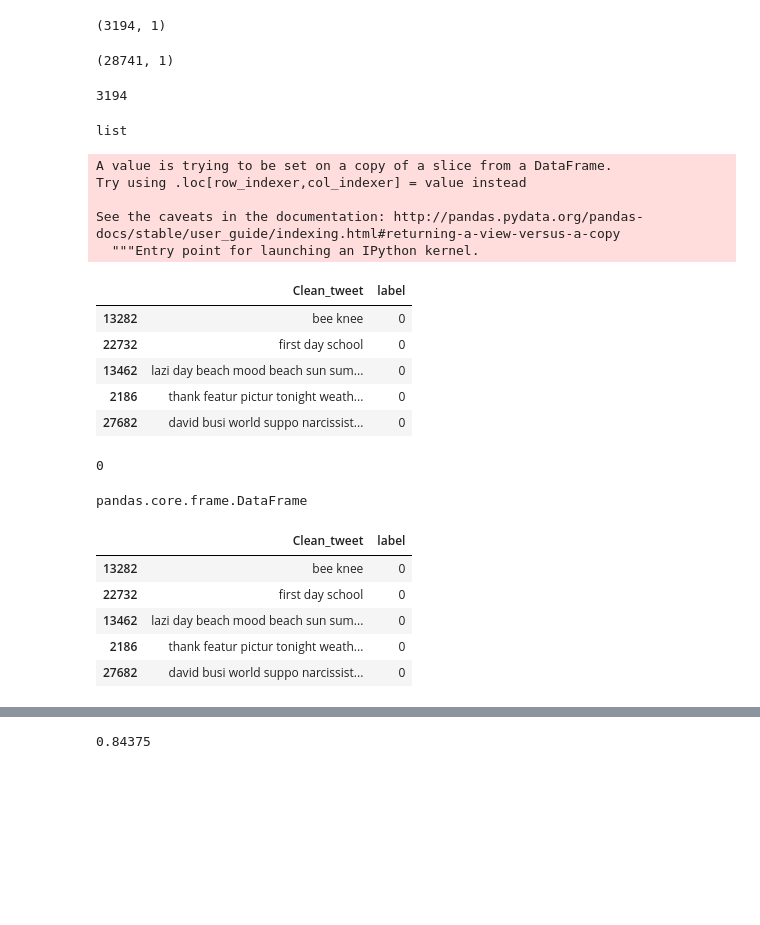
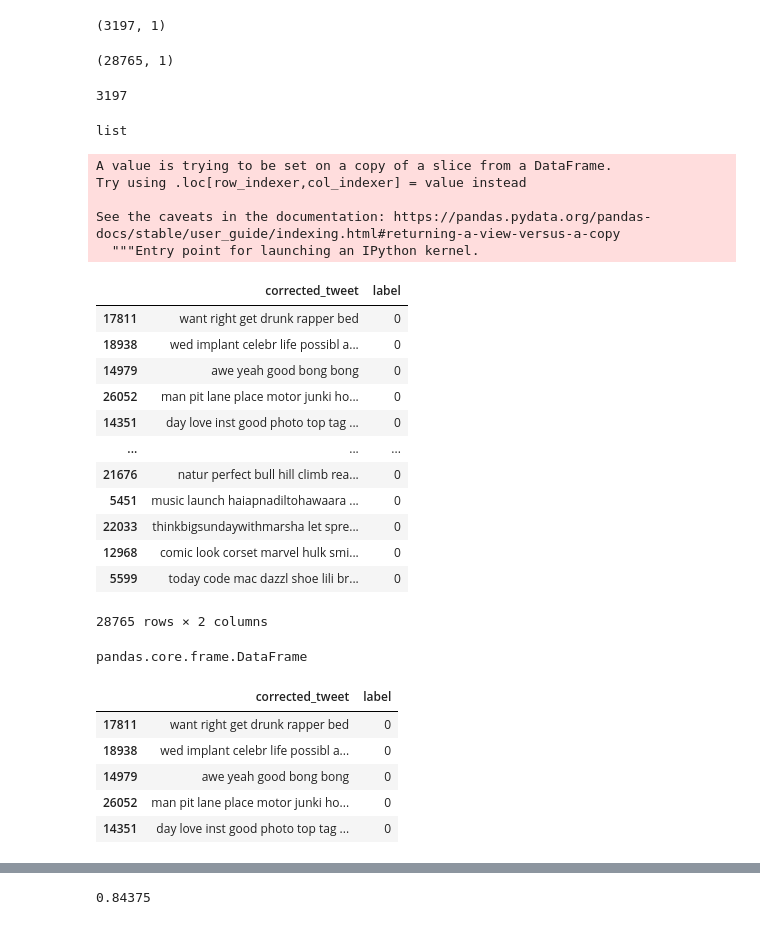
Before and after one commit to algostrat/sentimentAnalysis, a Jupyter notebook: notebook_abuse_model/Final working code - Copy.ipynb, the cells around one changed output, grey strips where cells are left out. Cells and saved outputs as stored; diff of their text form; code cells hidden in the pictures; blank space fills up the shorter version.

```diff
--- a/notebook_abuse_model/Final working code - Copy.ipynb
+++ b/notebook_abuse_model/Final working code - Copy.ipynb
@@ -5,4 +13,2 @@ df = pd.read_pickle("data/dataframe.pkl")
 # %%
 import numpy as np
-# %%
-df = df.iloc[:,[2,5]]
@@ -10,0 +15,4 @@ IndexError: positional indexers are out-of-bounds
+# %%
+#df = df.iloc[:,[1,3,6]]
+df = df.iloc[:,[1,6]]
+df.head()
@@ -38,37 +53,40 @@ X_temp, X_test, y_temp, y_test = train_test_split(dff, list(df.label), test_size
 # %%
 X_test.shape
 # %% [output]
-(3194, 1)
+(3197, 1)
 # %%
 X_temp.shape
 # %% [output]
-(28741, 1)
+(28765, 1)
 # %%
 len(y_test)
 # %% [output]
-3194
+3197
 # %%
 type(y_temp)
 # %% [output]
 list
 # %%
-X_temp['label'] = y_temp
+X_temp['label'] = np.array(y_temp)
 # %% [output]
 A value is trying to be set on a copy of a slice from a DataFrame.
 Try using .loc[row_indexer,col_indexer] = value instead
 
-See the caveats in the documentation: http://pandas.pydata.org/pandas-docs/stable/user_guide/indexing.html#returning-a-view-versus-a-copy
+See the caveats in the documentation: https://pandas.pydata.org/pandas-docs/stable/user_guide/indexing.html#returning-a-view-versus-a-copy
   """Entry point for launching an IPython kernel.
 # %%
-X_temp.head()
+X_temp
 # %% [output]
-|  | Clean_tweet | label |
-| 13282 | bee knee | 0 |
-| 22732 | first day school | 0 |
-| 13462 | lazi day beach mood beach sun sum... | 0 |
-| 2186 | thank featur pictur tonight weath... | 0 |
-| 27682 | david busi world suppo narcissist... | 0 |
+|  | corrected_tweet | label |
+| 17811 | want right get drunk rapper bed | 0 |
+| 18938 | wed implant celebr life possibl a... | 0 |
+| 14979 | awe yeah good bong bong | 0 |
+| 26052 | man pit lane place motor junki ho... | 0 |
+| 14351 | day love inst good photo top tag ... | 0 |
+| ... | ... | ... |
+| 21676 | natur perfect bull hill climb rea... | 0 |
+| 5451 | music launch haiapnadiltohawaara ... | 0 |
+| 22033 | thinkbigsundaywithmarsha let spre... | 0 |
+| 12968 | comic look corset marvel hulk smi... | 0 |
+| 5599 | today code mac dazzl shoe lili br... | 0 |
+28765 rows × 2 columns
-# %%
-X_temp.label[2]
-# %% [output]
-0
@@ -81,12 +101,12 @@ nonhate = X_temp[X_temp['label'] == 0]
 # %%
 nonhate.head()
 # %% [output]
-|  | Clean_tweet | label |
-| 13282 | bee knee | 0 |
-| 22732 | first day school | 0 |
-| 13462 | lazi day beach mood beach sun sum... | 0 |
-| 2186 | thank featur pictur tonight weath... | 0 |
-| 27682 | david busi world suppo narcissist... | 0 |
+|  | corrected_tweet | label |
+| 17811 | want right get drunk rapper bed | 0 |
+| 18938 | wed implant celebr life possibl a... | 0 |
+| 14979 | awe yeah good bong bong | 0 |
+| 26052 | man pit lane place motor junki ho... | 0 |
+| 14351 | day love inst good photo top tag ... | 0 |
 # %%
 hate = X_temp[X_temp.label == 1]
 # %%
```
Also changed, not shown: parts of 91 cells of this notebook, 1 other file.
